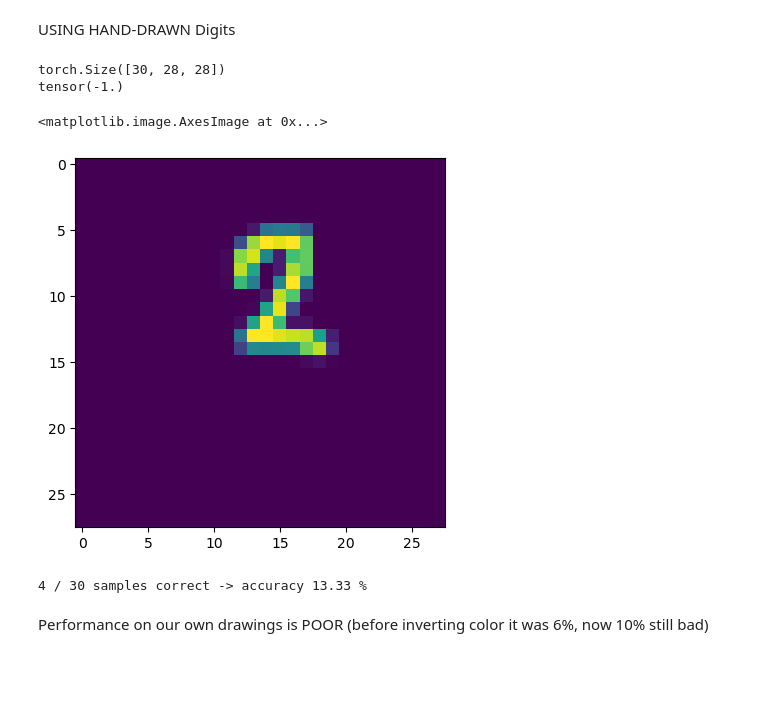
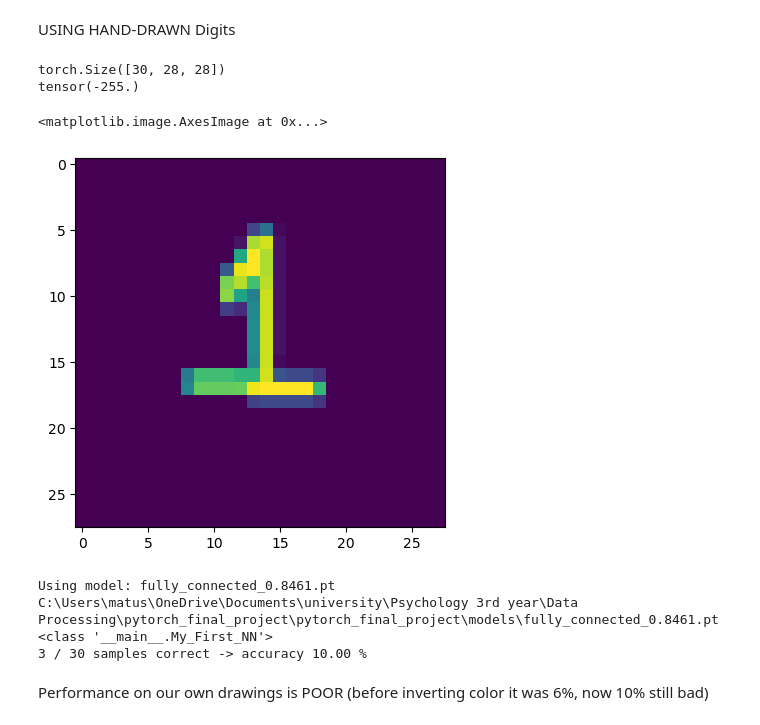
Before and after one commit to matushalak/pytorch_final_project, a Jupyter notebook: DIGITS_Fully_Connected_MLP+drawing.ipynb, the cells around one changed output. Drawn from its saved outputs; the diff is of its cells as text; code cells hidden in the pictures; blank space fills up the shorter version.

Commit message:
saving and loading models works
still my numbers arent recognized

```diff
--- a/DIGITS_Fully_Connected_MLP+drawing.ipynb
+++ b/DIGITS_Fully_Connected_MLP+drawing.ipynb
@@ -288,44 +289,41 @@ USING HAND-DRAWN Digits
 # for working with our images
 from PIL import Image as img
 from numpy import array, vstack, invert
 #from numpy.linalg import inv
 from torch.utils.data import Dataset
-#from torchvision.transforms.functional import invert
-#from torchvision.io import read_image, ImageReadMode
+
 # filenames containing labels
 my_testing_set = os.listdir('drawing')
 # extract labels
 labels = [int(x[0]) for x in my_testing_set]
 # extract data
 data = []
 
 # transform data into tensor
 for sample in my_testing_set:
     # get image
     sample = img.open(f'drawing/{sample}')
-    #sample = read_image(f'drawing/{sample}',mode = ImageReadMode.GRAY)
 
-    # preprocessing step
-    #sample = resize(sample, (28,28))
+    # preprocessing steps
     sample = sample.resize((28,28))
-    # turn into array, int for inversion operation
+    # turn into greyscale (2d) array, int for inversion operation
     my_array = np.array(sample.convert('L')).astype('int32')
     # invert colors (my drawings are black on white, MNIST are white on black)
     data.append(invert(
-        my_array.reshape(
-            (1,28,28))).astype('float32')) # back to float
+        my_array.reshape( # shape for stacking
+            (1,28,28))).astype('float32')*255) # back to float (like model)
 
 # transform to tensor shape like before
 data = torch.from_numpy(vstack(data))
 
 print(data.shape)
 print(data.max())
-plt.imshow(data[10,:,:])#.reshape((28,28)))
+plt.imshow(data[6,:,:])
 # %% [output]
 torch.Size([30, 28, 28])
-tensor(-1.)
+tensor(-255.)
 <matplotlib.image.AxesImage at 0x...>
-[figure, old version]
+[figure, new version]
 # %%
 # class for our dataset format so that I can use it for DataLoader
 class DrawDataset(Dataset):
@@ -342,10 +340,10 @@ class DrawDataset(Dataset):
 Drawings = DrawDataset(data,
                        labels)
 # %%
+# LOADING SAVED MODELS WORKS!!!
 my_loader = DataLoader(Drawings,
                        batch_size = 4,
-                       num_workers = 0,
-                       shuffle = True)
+                       num_workers = 0)
 
 # load pretrained model so don't have to train every time [change to only do this if the model is there in the directory
 # and if so, use the one with highest accuracy (filename)
@@ -357,18 +355,25 @@ fc_model = My_First_NN(784,
 
 models = os.listdir('models')
 # finds model with highest accuracy (always saved as last attribute
-model_name = np.argmax([float(m.split('_')[-1].split('.pt')[0]) for m in models])
+model_name = np.argmin([float(m.split('_')[-1].split('.pt')[0]) for m in models])
+print(f'Using model: {models[model_name]}')
 
 load_dir = os.path.join(os.getcwd(),
                         'models',
                         models[model_name])
+print(load_dir)
 
-fc_model = fc_model.load_state_dict(torch.load(load_dir))
+fc_model.load_state_dict(torch.load(load_dir))
 
 # handdrawn data performance
+print(type(fc_model))
+
 hand_drawn_performance = test_performance(my_loader,
-                                         first_model)
+                                         fc_model)
 # %% [output]
-4 / 30 samples correct -> accuracy 13.33 %
+Using model: fully_connected_0.8461.pt
+C:\Users\matus\OneDrive\Documents\university\Psychology 3rd year\Data Processing\pytorch_final_project\pytorch_final_project\models\fully_connected_0.8461.pt
+<class '__main__.My_First_NN'>
+3 / 30 samples correct -> accuracy 10.00 %
 # %% [markdown]
 Performance on our own drawings is POOR (before inverting color it was 6%, now 10% still bad)
```
Also changed, not shown: parts of 4 cells of this notebook, 1 other file.
